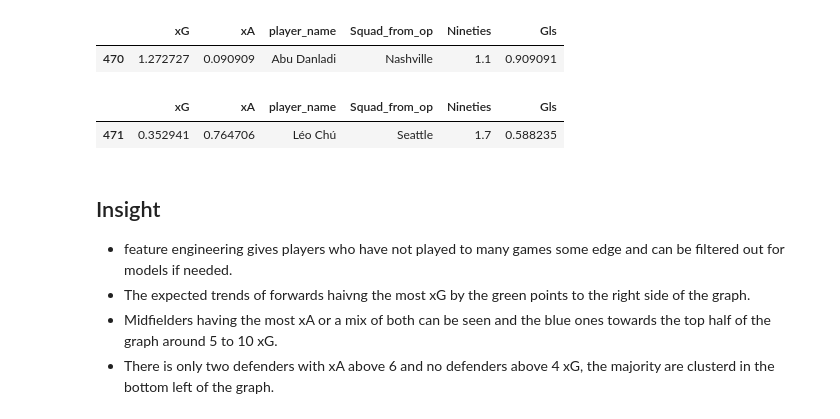
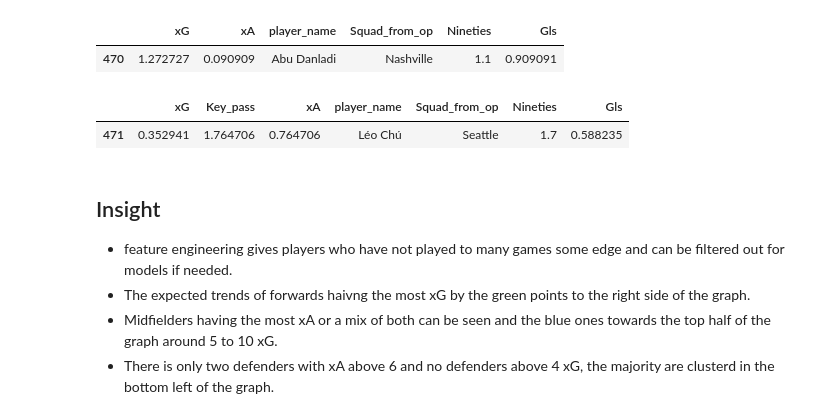
Before and after one commit to misterrustia/MLS_clustering_Captsone, a Jupyter notebook: 2_Exploratory_Data_analysis/feature_scaling.ipynb, the cells around one changed output. Cells and saved outputs as stored; diff of their text form; code cells hidden in the pictures.

```diff
--- a/2_Exploratory_Data_analysis/feature_scaling.ipynb
+++ b/2_Exploratory_Data_analysis/feature_scaling.ipynb
@@ -75,13 +39,14 @@ array(['fb_id', 'player_name', 'Squad_from_op', 'Opposing_Poss',
 # %%
 ## create list of columns to be adjusted to per 90 stats
 cols =  [
-         # this needs to be done on by teams 90's 'Opposing_Touches',
-    'Opposing_Touches',
+         # this needs to be done on by teams 90's
     # def stats
     'Total_tackles', 'Tackles_Won', 'Tackles_Def_3rd',
        'Tackles_Mid_3rd', 'Tackles_Att_3rd', 'Num_Dribblers_tackled',
        'Num_Dribbled_past', 'total_pressing', 'Won_ball_5_sec',
-       'Tackle_pct_won', 'pres_Def_3rd', 'pres_Mid_3rd', 'pres_Att_3rd',
+
+       # 'Tackle_pct_won',- pct not scaled
+    'pres_Def_3rd', 'pres_Mid_3rd', 'pres_Att_3rd',
        'Blocks', 'Blocked_shots', 'Blocked_SOT', 'Blocked_pass',
        'Interceptions', 'Tackles_and_Ints', 'Clearences',
     # passing stats
@@ -122,10 +97,10 @@ df.loc[df['xG']>1][['xG','xA','player_name', 'Squad_from_op','Nineties','Gls']]
 |  | xG | xA | player_name | Squad_from_op | Nineties | Gls |
 | 470 | 1.272727 | 0.090909 | Abu Danladi | Nashville | 1.1 | 0.909091 |
 # %%
-df.loc[df['xA']>.7][['xG','xA','player_name', 'Squad_from_op','Nineties','Gls']]
+df.loc[df['xA']>.7][['xG','Key_pass','xA','player_name', 'Squad_from_op','Nineties','Gls']]
 # %% [output]
-|  | xG | xA | player_name | Squad_from_op | Nineties | Gls |
-| 471 | 0.352941 | 0.764706 | Léo Chú | Seattle | 1.7 | 0.588235 |
+|  | xG | Key_pass | xA | player_name | Squad_from_op | Nineties | Gls |
+| 471 | 0.352941 | 1.764706 | 0.764706 | Léo Chú | Seattle | 1.7 | 0.588235 |
 # %% [markdown]
 ## Insight
 - feature engineering gives players who have not played to many games some edge and can be filtered out for models if needed.
```
Also changed, not shown: parts of 32 cells of this notebook, 2 other files.
